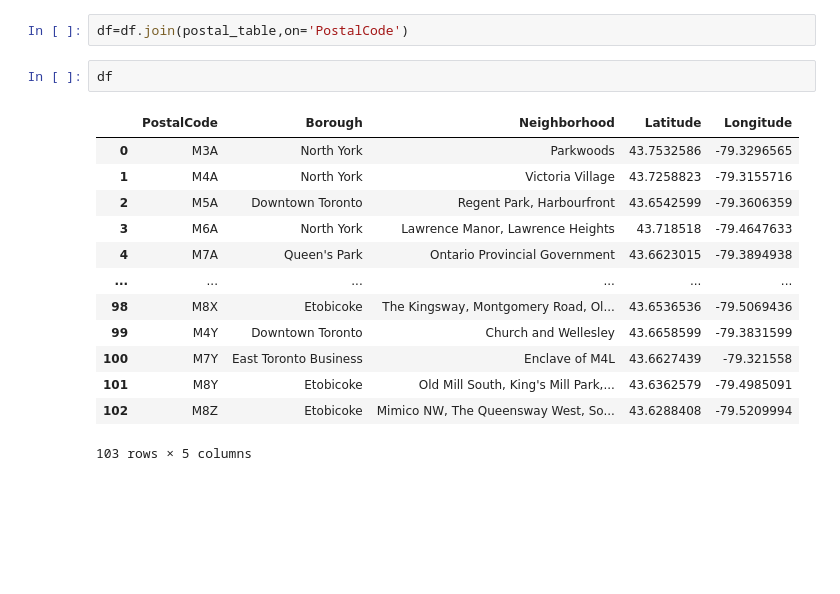
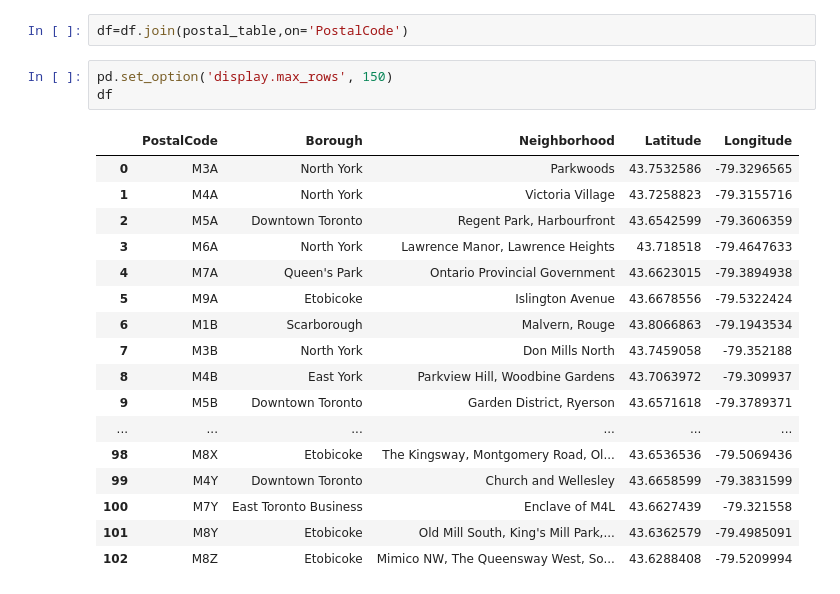
Before and after one commit to nekodamaswitch/Coursera_Capstone, a Jupyter notebook: Week3_2.ipynb, the cells around one changed output. Cells and saved outputs as stored; diff of their text form; blank space fills up the shorter version.

```diff
--- a/Week3_2.ipynb
+++ b/Week3_2.ipynb
@@ -42,19 +42,24 @@ postal_list=requests.get('http://cocl.us/Geospatial_data').text
 postal_table=pd.Series(postal_list.split('\r\n')).str.split(',',expand=True).T.set_index(0).T.set_index('Postal Code')
 # %%
 df=df.join(postal_table,on='PostalCode')
-# %%
-df
-# %% [output]
-|  | PostalCode | Borough | Neighborhood | Latitude | Longitude |
-| 0 | M3A | North York | Parkwoods | 43.7532586 | -79.3296565 |
-| 1 | M4A | North York | Victoria Village | 43.7258823 | -79.3155716 |
-| 2 | M5A | Downtown Toronto | Regent Park, Harbourfront | 43.6542599 | -79.3606359 |
-| 3 | M6A | North York | Lawrence Manor, Lawrence Heights | 43.718518 | -79.4647633 |
-| 4 | M7A | Queen's Park | Ontario Provincial Government | 43.6623015 | -79.3894938 |
-| ... | ... | ... | ... | ... | ... |
-| 98 | M8X | Etobicoke | The Kingsway, Montgomery Road, Ol... | 43.6536536 | -79.5069436 |
-| 99 | M4Y | Downtown Toronto | Church and Wellesley | 43.6658599 | -79.3831599 |
-| 100 | M7Y | East Toronto Business | Enclave of M4L | 43.6627439 | -79.321558 |
-| 101 | M8Y | Etobicoke | Old Mill South, King's Mill Park,... | 43.6362579 | -79.4985091 |
-| 102 | M8Z | Etobicoke | Mimico NW, The Queensway West, So... | 43.6288408 | -79.5209994 |
-103 rows × 5 columns
+# %%
+pd.set_option('display.max_rows', 150)
+df
+# %% [output]
+|  | PostalCode | Borough | Neighborhood | Latitude | Longitude |
+| 0 | M3A | North York | Parkwoods | 43.7532586 | -79.3296565 |
+| 1 | M4A | North York | Victoria Village | 43.7258823 | -79.3155716 |
+| 2 | M5A | Downtown Toronto | Regent Park, Harbourfront | 43.6542599 | -79.3606359 |
+| 3 | M6A | North York | Lawrence Manor, Lawrence Heights | 43.718518 | -79.4647633 |
+| 4 | M7A | Queen's Park | Ontario Provincial Government | 43.6623015 | -79.3894938 |
+| 5 | M9A | Etobicoke | Islington Avenue | 43.6678556 | -79.5322424 |
+| 6 | M1B | Scarborough | Malvern, Rouge | 43.8066863 | -79.1943534 |
+| 7 | M3B | North York | Don Mills North | 43.7459058 | -79.352188 |
+| 8 | M4B | East York | Parkview Hill, Woodbine Gardens | 43.7063972 | -79.309937 |
+| 9 | M5B | Downtown Toronto | Garden District, Ryerson | 43.6571618 | -79.3789371 |
+| ... | ... | ... | ... | ... | ... |
+| 98 | M8X | Etobicoke | The Kingsway, Montgomery Road, Ol... | 43.6536536 | -79.5069436 |
+| 99 | M4Y | Downtown Toronto | Church and Wellesley | 43.6658599 | -79.3831599 |
+| 100 | M7Y | East Toronto Business | Enclave of M4L | 43.6627439 | -79.321558 |
+| 101 | M8Y | Etobicoke | Old Mill South, King's Mill Park,... | 43.6362579 | -79.4985091 |
+| 102 | M8Z | Etobicoke | Mimico NW, The Queensway West, So... | 43.6288408 | -79.5209994 |
```
